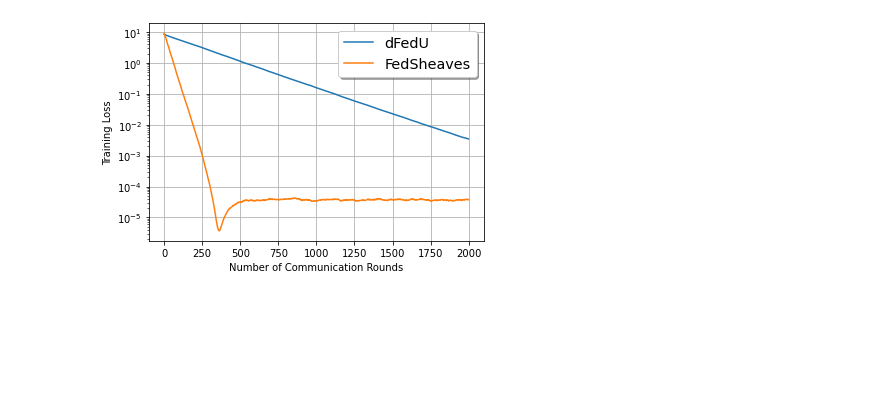
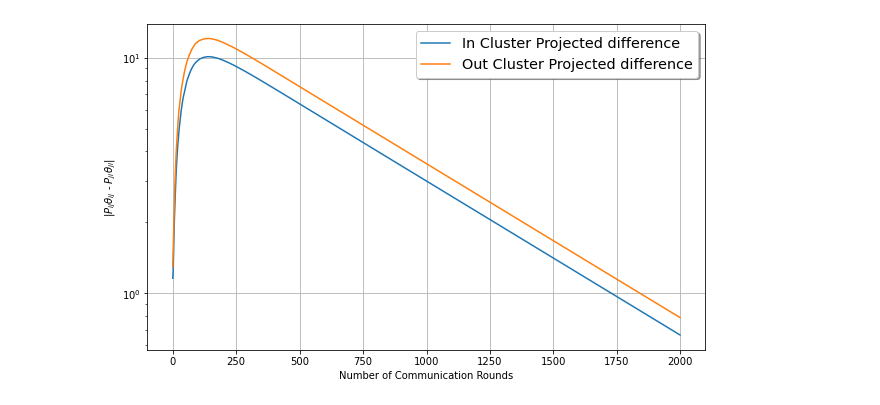
Before and after one commit to Abdulmomen96/fml_sheaves, a Jupyter notebook: Experiment1/plotting.ipynb, the cells around one changed output. Saved outputs shown, nothing was run; the diff lists cells and outputs as text; code cells hidden in the pictures; blank space fills up the shorter version.

```diff
--- a/Experiment1/plotting.ipynb
+++ b/Experiment1/plotting.ipynb
@@ -184,10 +157,8 @@ plt.savefig("Training Loss.pdf")
 # %%
-import numpy as np
-import matplotlib.pyplot as plt
+in_cluster_proj_norm = np.load('in_cluster_proj_norm_sheave_fml0_01_pout0_1.npy').ravel()
+out_cluster_proj_norm = np.load('out_cluster_proj_norm_sheave_fml0_01_pout0_1.npy').ravel()
 
-fmlsheave_re = np.load('relative_error_sheave_fml0_01_pout0_01.npy').ravel()
-fmlsheave_loss = np.load('training_loss_sheave_fml0_01_pout0_01.npy').ravel()
 
-dfed_re = np.load('relative_error_dfedu0_01_pout0_01.npy').ravel()
-dfed_loss = np.load('training_loss_dfedu0_01_pout0_01.npy').ravel()
+in_cluster_proj_diff_norm = np.load('in_cluster_proj_diff_norm_sheave_fml0_01_pout0_1.npy').ravel()
+out_cluster_proj_diff_norm = np.load('out_cluster_proj_diff_norm_sheave_fml0_01_pout0_1.npy').ravel()
 # %%
@@ -202,9 +182,18 @@ plt.grid(True)
 # %%
-plt.semilogy(dfed_loss, label='dFedU') # dFedU
-plt.semilogy(fmlsheave_loss, label='FedSheaves')
+plt.semilogy(in_cluster_proj_diff_norm, label='In Cluster Projected difference') # dFedU
+plt.semilogy(out_cluster_proj_diff_norm, label='Out Cluster Projected difference')
+
+
+
+
+
+
+
 plt.xlabel('Number of Communication Rounds') # Federated Sheaves
-plt.ylabel('Training Loss')
+plt.ylabel(r'|$P_{ij}\theta_{ij}$ - $P_{ji}\theta_{ji}$|')
 legend = plt.legend(loc='upper right', shadow=True, fontsize='x-large')
 plt.grid(True)
+#plt.savefig("Relative Error.pdf")
+#plt.ylim([10**(-5),0.5])
 # %% [output]
-[figure, old version]
+[figure, new version]
```
Also changed, not shown: parts of 9 cells of this notebook, 1 other file.
